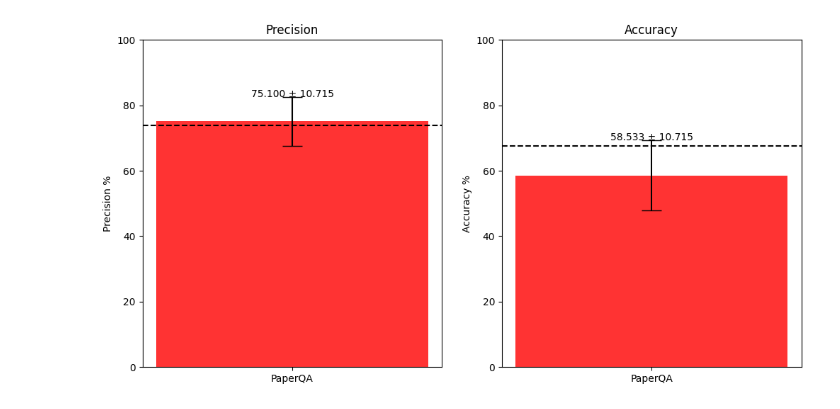
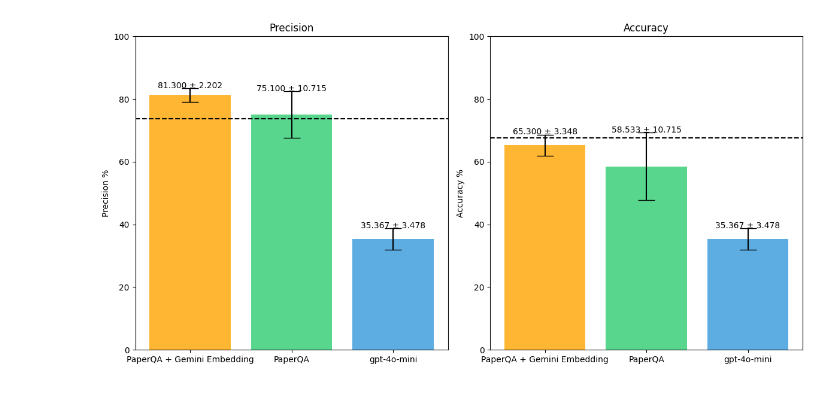
Before and after one commit to jacknguyen0810/inspect-agentic_mcq, a Jupyter notebook: demo/reproduce_results.ipynb, the cells around one changed output. Saved outputs shown, nothing was run; the diff lists cells and outputs as text; code cells hidden in the pictures.

```diff
--- a/demo/reproduce_results.ipynb
+++ b/demo/reproduce_results.ipynb
@@ -20,76 +20,97 @@ gpt_4o_mini_accuracy_mean = np.mean(gpt_4o_mini_accuracy)
 gpt_4o_mini_accuracy_std = np.std(gpt_4o_mini_accuracy)
 gpt_4o_mini_precision_mean = np.mean(gpt_4o_mini_precision)
 gpt_4o_mini_precision_std = np.std(gpt_4o_mini_precision)
+
+gemini_embed_accuracy = [65.3, 69.4, 61.2]
+gemini_embed_precision = [80.0, 84.4, 79.5]
+gemini_embed_precision_mean = np.mean(gemini_embed_precision)
+gemini_embed_precision_std = np.std(gemini_embed_precision)
+gemini_embed_accuracy_mean = np.mean(gemini_embed_accuracy)
+gemini_embed_accuracy_std = np.std(gemini_embed_accuracy)
 # %%
 fig, ax = plt.subplots(ncols=2, figsize=(12, 6))
 
 bar_width = 0.35
 
-r1 = np.arange(2)
+r1 = np.arange(3)
 r2 = [x + bar_width for x in r1]
 # Plot Precision
 ax[0].bar(
-    r1,
-    [paperqa_precision_mean, gpt_4o_mini_precision_mean],
-    yerr=[paperqa_precision_std, gpt_4o_mini_precision_std],
+    [0, 1, 2],
+    [gemini_embed_precision_mean, paperqa_precision_mean, gpt_4o_mini_precision_mean],
+    yerr=[gemini_embed_precision_std, paperqa_precision_std, gpt_4o_mini_precision_std],
     capsize=10,
-    color=['#2ecc71', '#3498db'],
+    color=['orange', '#2ecc71', '#3498db'],
     alpha=0.8
 )
 
+ax[0].set_xticks([0, 1, 2])
 ax[0].set_ylim(0, 100)
 ax[0].set_title("Precision")
 ax[0].set_ylabel("Precision %")
 
 ax[0].text(
     0,
+    gemini_embed_precision_mean + gemini_embed_precision_std + 0.02,
+    f"{gemini_embed_precision_mean:.3f} ± {gemini_embed_precision_std:.3f}",
+    ha="center"
+)
+ax[0].text(
+    1,
     paperqa_precision_mean + paperqa_precision_std + 0.02,
     f"{paperqa_precision_mean:.3f} ± {paperqa_accuracy_std:.3f}",
     ha="center"
 )
 ax[0].text(
-    1,
+    2,
     gpt_4o_mini_precision_mean + gpt_4o_mini_precision_std + 0.02,
     f"{gpt_4o_mini_precision_mean:.3f} ± {gpt_4o_mini_precision_std:.3f}",
     ha="center"
 )
 
 ax[0].axhline(73.8, linestyle="--", color="black")
-ax[0].set_xtick_labels(["PaperQA", "gpt-4o-mini"])
+ax[0].set_xticklabels(["PaperQA + Gemini Embedding", "PaperQA", "gpt-4o-mini"])
 
 
 # Plot Accuracy
 ax[1].bar(
-    r1,
-    [paperqa_accuracy_mean, gpt_4o_mini_accuracy_mean],
-    yerr=[paperqa_accuracy_std, gpt_4o_mini_accuracy_std],
+    [0, 1, 2],
+    [gemini_embed_accuracy_mean, paperqa_accuracy_mean, gpt_4o_mini_accuracy_mean],
+    yerr=[gemini_embed_accuracy_std, paperqa_accuracy_std, gpt_4o_mini_accuracy_std],
     capsize=10,
-    color=['#2ecc71', '#3498db'],
+    color=['orange', '#2ecc71', '#3498db'],
     alpha=0.8
 )
 
+ax[1].set_xticks([0, 1, 2])
 ax[1].set_ylim(0, 100)
 ax[1].set_title("Accuracy")
 ax[1].set_ylabel("Accuracy %")
 
 ax[1].text(
     0,
+    gemini_embed_accuracy_mean + gemini_embed_accuracy_std + 0.02,
+    f"{gemini_embed_accuracy_mean:.3f} ± {gemini_embed_accuracy_std:.3f}",
+    ha="center"
+)
+ax[1].text(
+    1,
     paperqa_accuracy_mean + paperqa_accuracy_std + 0.02,
     f"{paperqa_accuracy_mean:.3f} ± {paperqa_accuracy_std:.3f}",
     ha="center"
 )
 ax[1].text(
-    1,
+    2,
     gpt_4o_mini_accuracy_mean + gpt_4o_mini_accuracy_std + 0.02,
     f"{gpt_4o_mini_accuracy_mean:.3f} ± {gpt_4o_mini_accuracy_std:.3f}",
     ha="center"
 )
 
 ax[1].axhline(67.7, linestyle="--", color="black")
-ax[1].set_xtick_labels(["PaperQA", "gpt-4o-mini"])
+ax[1].set_xticklabels(["PaperQA + Gemini Embedding", "PaperQA", "gpt-4o-mini"])
 
 
 plt.tight_layout()
 plt.show()
 # %% [output]
-[figure, old version]
+[figure, new version]
```
Also changed, not shown: 1 other file.
